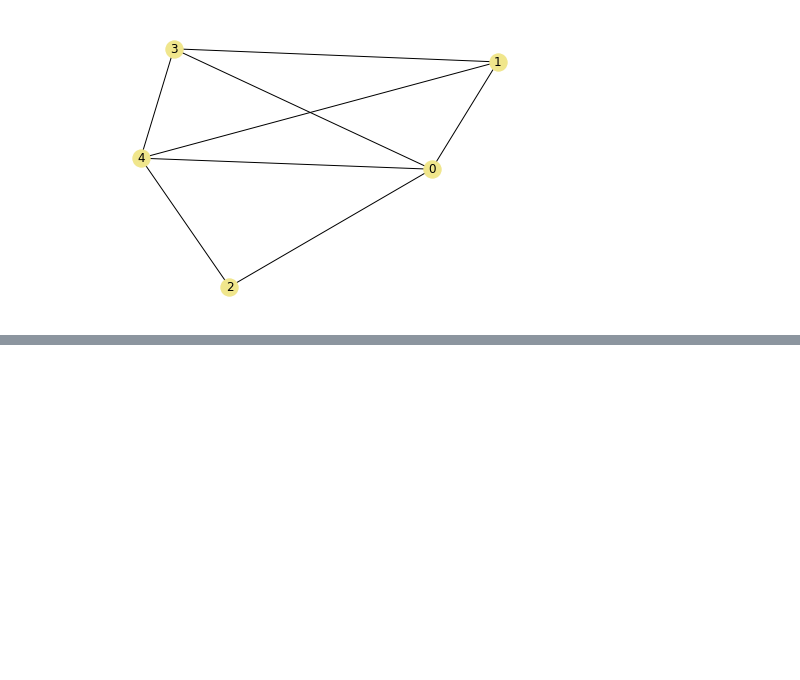
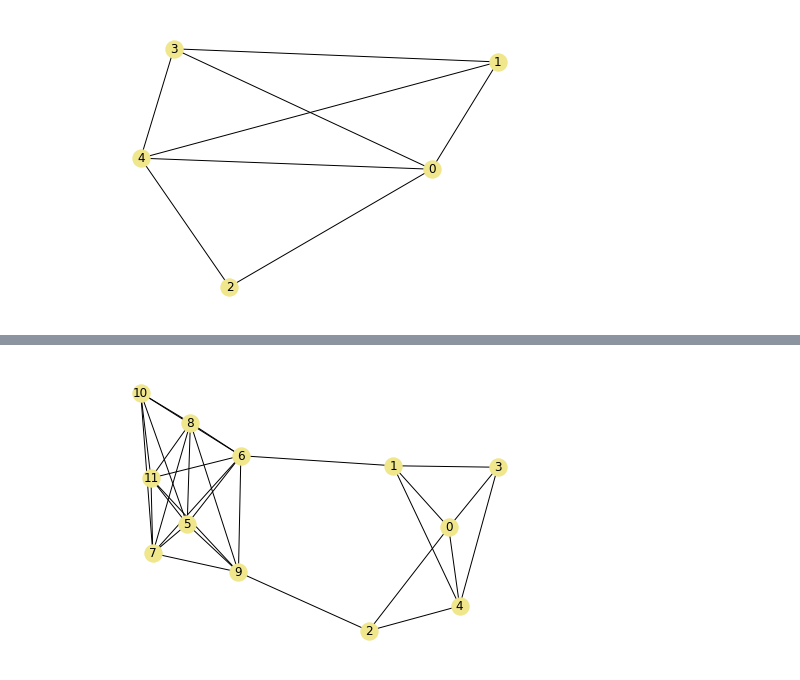
Before and after one commit to rahiakela/data-science-research-and-practice, a Jupyter notebook: case-study-5--predicting-future-friendships/01_graph_theory_and_network_analysis.ipynb, the cells around one changed output, grey strips where cells are left out. Cells and saved outputs as stored; diff of their text form; code cells hidden in the pictures; blank space fills up the shorter version.

```diff
--- a/case-study-5--predicting-future-friendships/01_graph_theory_and_network_analysis.ipynb
+++ b/case-study-5--predicting-future-friendships/01_graph_theory_and_network_analysis.ipynb
@@ -437,0 +452,21 @@ plt.show()
+# %%
+# Adding random inter-county roads
+np.random.seed(0)
+
+def add_intercounty_edges(G):
+  nodes = list(G.nodes(data=True))
+  # Iterates over every node and Iterates over every node and
+  for node1, attributes1 in nodes[:-1]:
+    county1 = attributes1["county_id"]
+    # Iterates over node pairs that we have not yet compared
+    for node2, attributes2 in nodes[node1:]:
+      if county1 != attributes2["county_id"]:
+        add_random_edge(G, node1, node2, prob_road=0.05, mean_drive_time=45)
+  return G
+
+G = add_intercounty_edges(G)
+np.random.seed(0)
+nx.draw(G, with_labels=True, node_color="khaki")
+plt.show()
+# %% [output]
+[figure, added]
```
Also changed, not shown: parts of 5 cells of this notebook.
